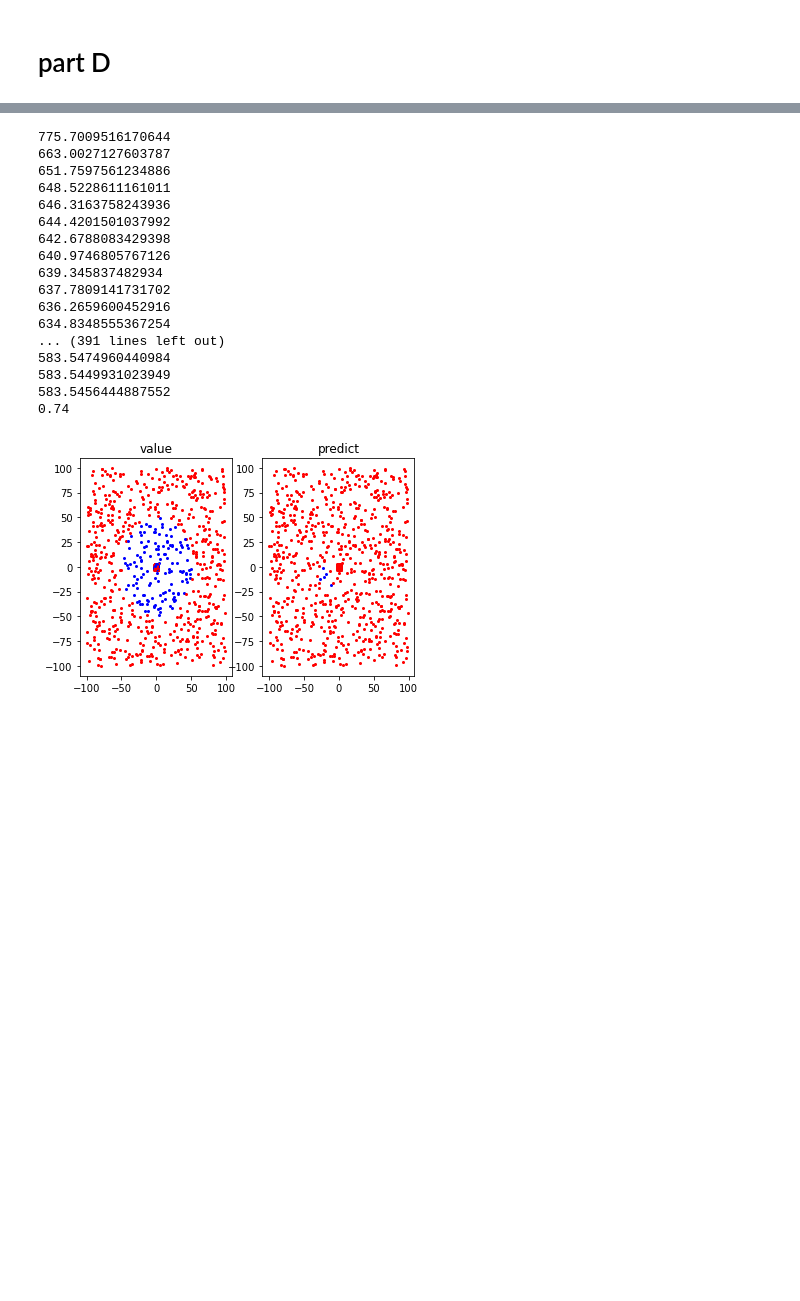
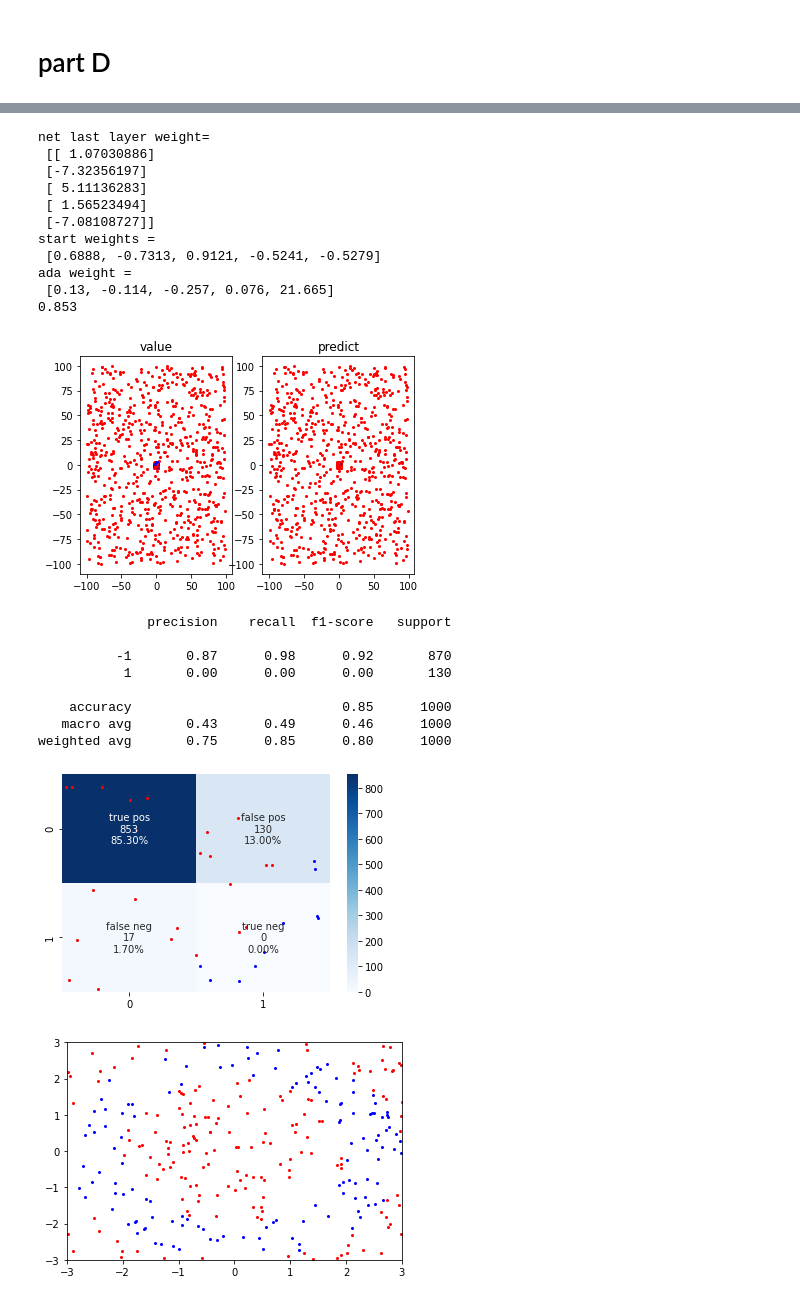
Before and after one commit to TaliaSeada/NeuroComputation_firstProject, a Jupyter notebook: C_D/C D.ipynb, the cells around one changed output, grey strips where cells are left out. Cells and saved outputs as stored; diff of their text form; code cells hidden in the pictures; blank space fills up the shorter version.

```diff
--- a/C_D/C D.ipynb
+++ b/C_D/C D.ipynb
@@ -170,7 +170,7 @@ def build_data_partB(i):
         x.append(randX / 100)
         y.append(randY / 100)
         # for part A if (4 <= y^2 + x^2 <= 9) then the value is 1
-        if 25 <= (y[i] ** 2 + x[i] ** 2) <= 2500:
+        if 4 <= (y[i] ** 2 + x[i] ** 2) <= 9:
 #         if 25<=(y[i]**2+x[i]**2)>=2500:
             value.append(1)
         # else the value is -1
@@ -301,7 +315,7 @@ part b:
 # (10,5) ~0.98
 # %%
 trainb = build_data_partB(9)
-net2=NeuralNetwork(0.01,trainb,(5,10,10,5))
+net2=NeuralNetwork(0.01,trainb,(10,5))
 net2.fit()
 print("plotting train")
 plotting_train(trainb)
@@ -374,10 +388,10 @@ class Adaline:
         weight = []
         for i in range(num):
             random.seed(i)
-            rand = random.uniform(0, 0.01)
+            rand = random.uniform(-1.0, 1.0)
             rand = round(rand, 4)
             weight.append(rand)
-
+        print("start weights = \n", weight)
         # now generate the bias
         random.seed(4)
         bias = random.uniform(0, 1)
@@ -392,7 +406,9 @@ class Adaline:
         # generate weights and bias
         weight, bias = self._weight_genarate(self.num)
         oldmse=1
-        while(True):
+        count=0
+#         while(True):
+        while(count<250):
             ERR = []
             # for each row we fix the bias and wights in order to get the minimum error
             for index, row in self.train.iterrows():
@@ -407,7 +423,7 @@ class Adaline:
                 # if the error is small enough return
                 ERR.append(error)
             mse.append(np.sum(ERR))
-            print(mse[-1])
+#             print(mse[-1])
             if len(mse) >= 2:
                 # checking if the error is smaller then eps or if it hasnt changed
                 if abs(mse[-1] - mse[-2]) < EPS or mse[-2]<mse[-1] or abs(mse[-1] - mse[-2])==oldmse :
@@ -415,6 +431,7 @@ class Adaline:
             # updating the old mse
             if len(mse)>=2:
                 oldmse=abs(mse[-1] - mse[-2])
+            count+=1
         return weight, bias
 
 
@@ -431,6 +448,7 @@ class Adaline:
             predicted=bias/100
             for i in range(self.num):
                 predicted += row[i]/1000 * weight[i]
+#             print(predicted)
             if predicted > 0:
                 predicted = 1
             else:
@@ -485,42 +520,51 @@ plotting_test(test)
 # %%
 trainb=build_data_partB(9)
 listA=net2.getLastHiddenLayerInfo(trainb)
 dftrain=pd.DataFrame()
 for i in range(len(listA)):
     if(i<len(listA)-1):
         dftrain[i]=listA[i]
     else:
         dftrain["value"]=listA[i]
+
 testb=build_data_partB(3)
 listB=net2.getLastHiddenLayerInfo(testb)
 dftest=pd.DataFrame()
 for i in range(len(listB)):
     if(i<len(listB)-1):
         dftest[i]=listB[i]
     else:
         dftest["value"]=listB[i]
-
-adab=Adaline(0.1, dftrain, 5)
+print("net last layer weight=\n",net2.clf.coefs_[-1])
+adab=Adaline(0.3, dftrain, len(listA)-1)
 weight,bias =adab.fit()
+print("ada weight =\n",weight)
 count=adab.predict(dftest,testb,weight, bias)
 print(adab.score(count, dftest))
 plotting_test(testb)
+con_mat1 = confusion_matrix(testb["pred"],testb["value"])
+confussion_matrix(con_mat1)
+print(classification_report(testb["value"],testb["pred"]))
 # %% [output]
-775.7009516170644
-663.0027127603787
-651.7597561234886
-648.5228611161011
-646.3163758243936
-644.4201501037992
-642.6788083429398
-640.9746805767126
-639.345837482934
-637.7809141731702
-636.2659600452916
-634.8348555367254
-... (391 lines left out)
-583.5474960440984
-583.5449931023949
-583.5456444887552
-0.74
+net last layer weight=
+ [[ 1.07030886]
+ [-7.32356197]
+ [ 5.11136283]
+ [ 1.56523494]
+ [-7.08108727]]
+start weights =
+ [0.6888, -0.7313, 0.9121, -0.5241, -0.5279]
+ada weight =
+ [0.13, -0.114, -0.257, 0.076, 21.665]
+0.853
-[figure, old version]
+[figure, new version]
+              precision    recall  f1-score   support
+
+          -1       0.87      0.98      0.92       870
+           1       0.00      0.00      0.00       130
+
+    accuracy                           0.85      1000
+   macro avg       0.43      0.49      0.46      1000
+weighted avg       0.75      0.85      0.80      1000
+[figure, added]
+[figure, added]
```
Also changed, not shown: parts of 3 cells of this notebook.
